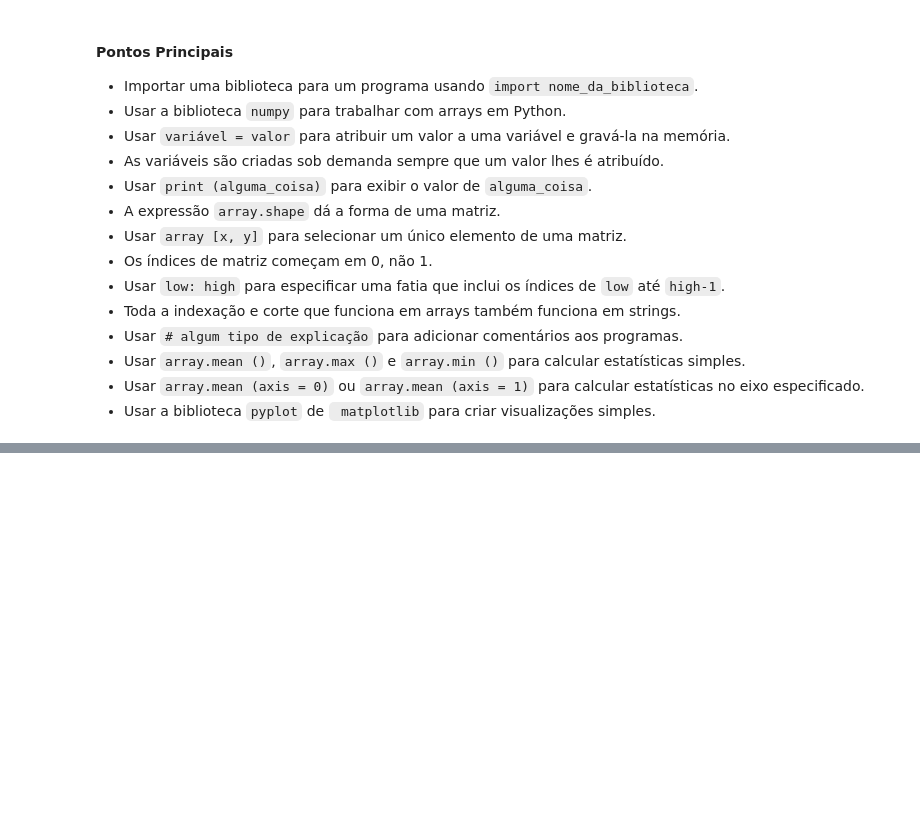
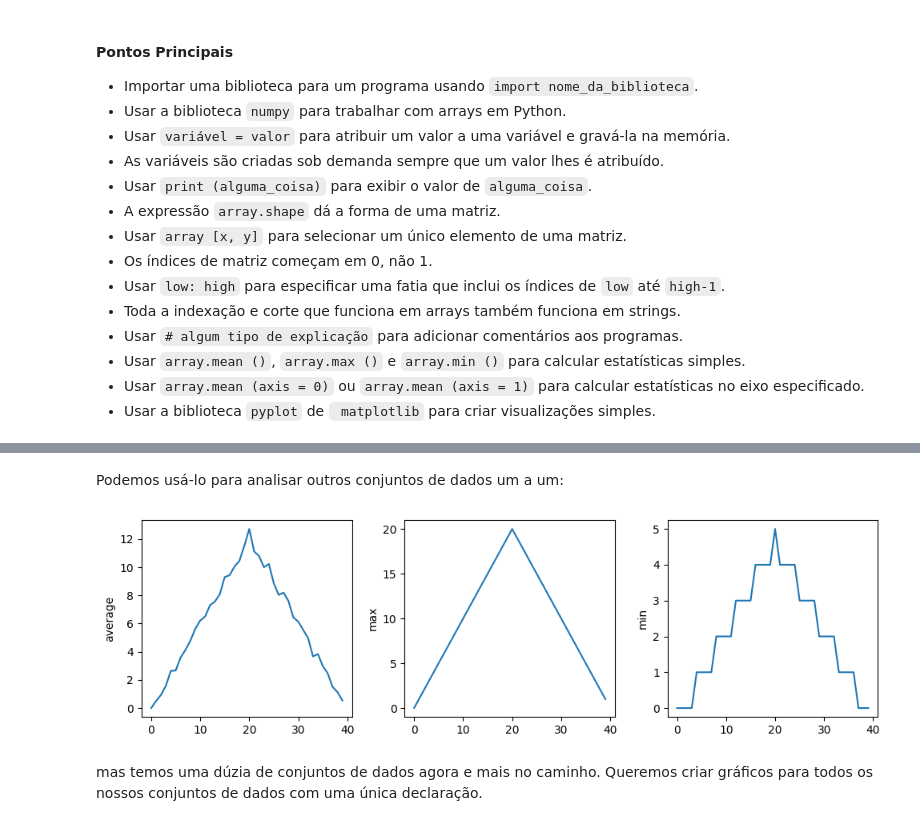
Before and after one commit to rafaluz/TOPICOS-ESPECIAIS-20241, a Jupyter notebook: 1 - introducao_python/02 - introducao a analise de dados.ipynb, the cells around one changed output, grey strips where cells are left out. Saved outputs shown, nothing was run; the diff lists cells and outputs as text; code cells hidden in the pictures; blank space fills up the shorter version.

```diff
--- a/1 - introducao_python/02 - introducao a analise de dados.ipynb
+++ b/1 - introducao_python/02 - introducao a analise de dados.ipynb
@@ -454,0 +488,9 @@ plt.show()
+# %% [markdown]
+Podemos usá-lo para analisar outros conjuntos de dados um a um:
+# %%
+analyze('data/inflammation-02.csv')
+# %% [output]
+[figure, added]
+# %% [markdown]
+mas temos uma dúzia de conjuntos de dados agora e mais no caminho.
+Queremos criar gráficos para todos os nossos conjuntos de dados com uma única declaração.
```
Also changed, not shown: parts of 13 cells of this notebook.
